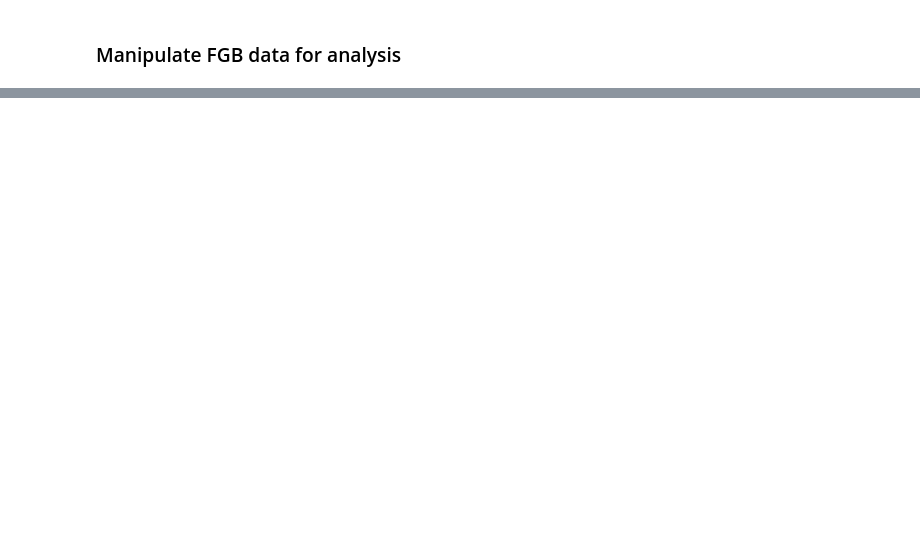
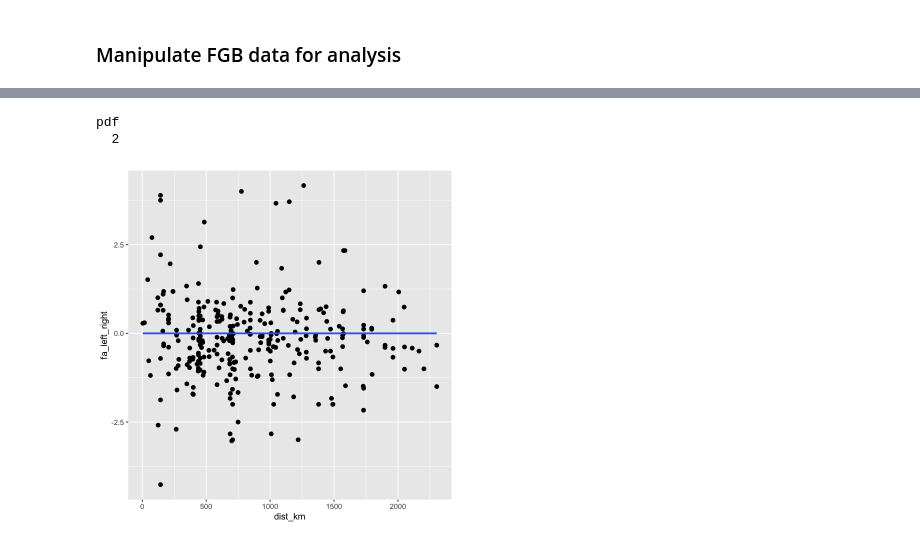
Before and after one commit to FCBT/FA-FGB, a Jupyter notebook: 2.notebook/FGB_analysis.ipynb, the cells around one changed output, grey strips where cells are left out. Saved outputs shown, nothing was run; the diff lists cells and outputs as text; code cells hidden in the pictures; blank space fills up the shorter version.

```diff
--- a/2.notebook/FGB_analysis.ipynb
+++ b/2.notebook/FGB_analysis.ipynb
@@ -300,0 +437,12 @@ save.image("../2.notebook/FGB_analysis.RData")
+# %%
+options(repr.plot.width=6, repr.plot.height=6)
+
+plot(conditional_effects(bay_mod_fgb), points = TRUE)
+
+png(file="../2.results/plots/bayes_fgb_cond_effects.png", width=7, height = 10, units="in", res = 1200)
+plot(conditional_effects(bay_mod_fgb), points = TRUE)
+dev.off()
+# %% [output]
+pdf
+  2
+[figure, added]
```
Also changed, not shown: parts of 54 cells of this notebook.
